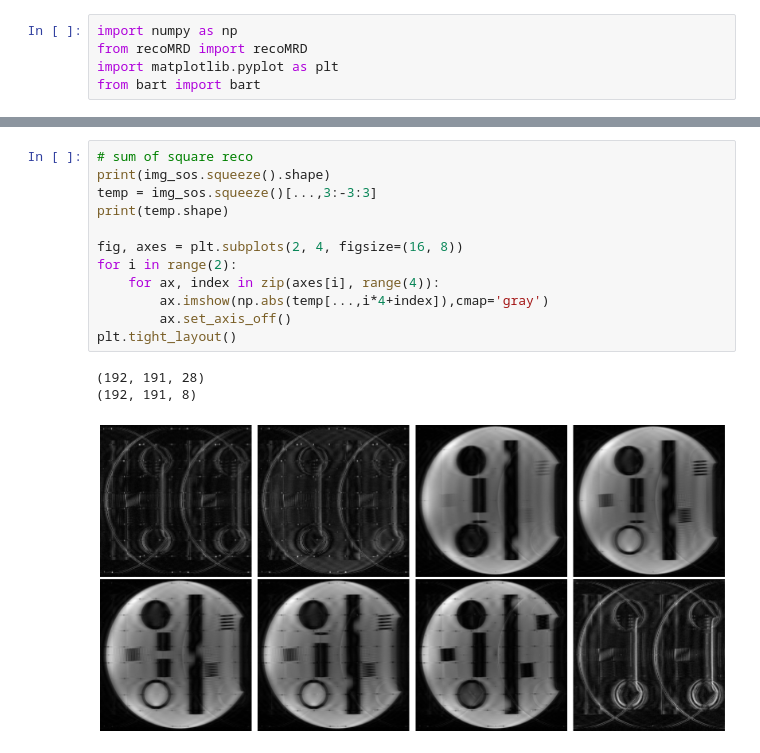
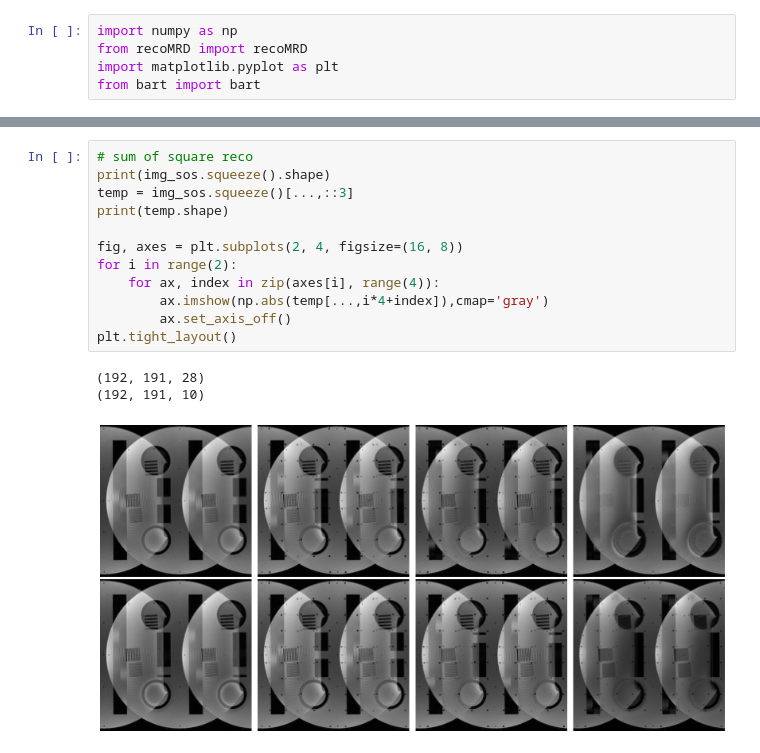
Before and after one commit to aghaeifar/recoMRD, a Jupyter notebook: examples/parallel_imaging_3D.ipynb, the cells around one changed output, grey strips where cells are left out. Saved outputs shown, nothing was run; the diff lists cells and outputs as text.

```diff
--- a/examples/parallel_imaging_3D.ipynb
+++ b/examples/parallel_imaging_3D.ipynb
@@ -23,19 +26,19 @@ Remove oversampling... Done.
 # %%
 # sum of square reco
 print(img_sos.squeeze().shape)
-temp = img_sos.squeeze()[...,3:-3:3]
+temp = img_sos.squeeze()[...,::3]
 print(temp.shape)
 
 fig, axes = plt.subplots(2, 4, figsize=(16, 8))
 for i in range(2):
     for ax, index in zip(axes[i], range(4)):
         ax.imshow(np.abs(temp[...,i*4+index]),cmap='gray')
         ax.set_axis_off()
 plt.tight_layout()
 # %% [output]
 (192, 191, 28)
-(192, 191, 8)
+(192, 191, 10)
-[figure, old version]
+[figure, new version]
 # %%
 # show sampling pattern
 temp = mrd.kspace['image_scan'].squeeze()[0,...]
```
Also changed, not shown: parts of 12 cells of this notebook, 1 other file.
